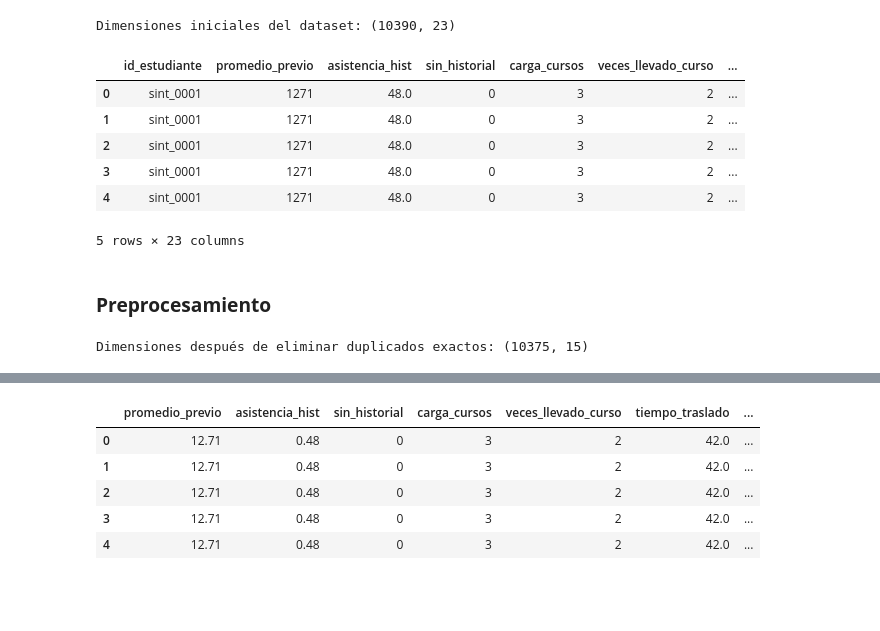
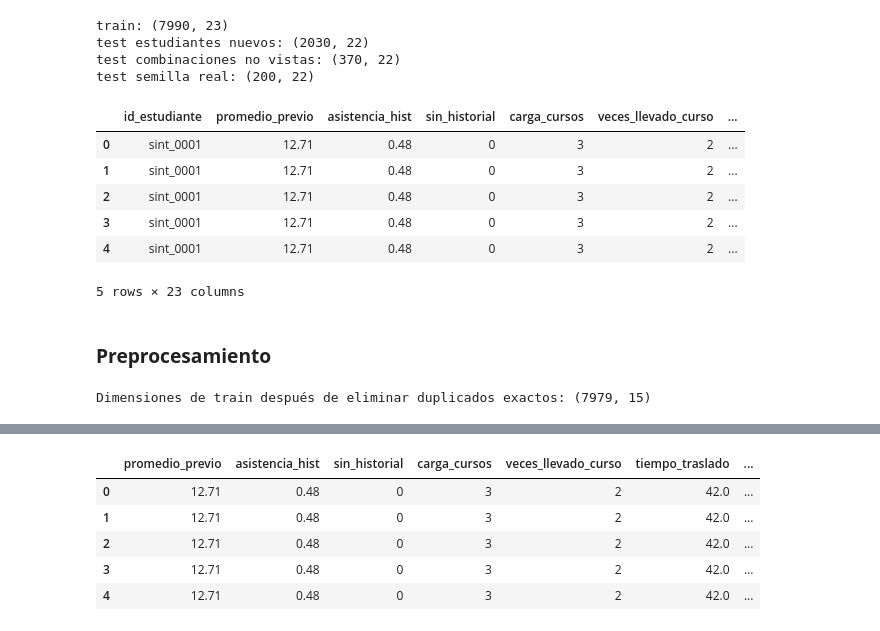
Before and after one commit to SebastianHuertaF/Proyecto-IA-Modelo-predictivo-de-asistencia-a-asesor-as-, a Jupyter notebook: Modelo_Prediccion_Asesorias.ipynb, the cells around one changed output, grey strips where cells are left out. Cells and saved outputs as stored; diff of their text form; code cells hidden in the pictures; blank space fills up the shorter version.

```diff
--- a/Modelo_Prediccion_Asesorias.ipynb
+++ b/Modelo_Prediccion_Asesorias.ipynb
@@ -19,19 +19,26 @@ df=pd.read_csv("dataset/sintetico_append.csv", sep=";")
-# %%
-# Mostrar dimensiones iniciales
-print(f'Dimensiones iniciales del dataset: {df.shape}')
-
-# Eliminar columnas irrelevantes generadas comúnmente al exportar CSVs (como índices sin nombre)
-if 'Unnamed: 0' in df.columns:
-    df = df.drop(columns=['Unnamed: 0'])
-# %% [output]
-Dimensiones iniciales del dataset: (10390, 23)
+# %%
+#importación de data: se usan las particiones del dataset, divididas por estudiante (ver dataset/LEEME.txt)
+train = pd.read_csv("dataset/sintetico_train.csv")
+test_est = pd.read_csv("dataset/sintetico_test_estudiantes.csv")      # estudiantes nuevos, combinaciones vistas
+test_combo = pd.read_csv("dataset/sintetico_test_combinaciones.csv")  # estudiantes nuevos, combinaciones no vistas
+test_real = pd.read_csv("dataset/semilla_real_prueba.csv")            # 10 estudiantes reales: prueba final
+# %%
+# Mostrar dimensiones de cada partición
+for nombre, d in [('train', train), ('test estudiantes nuevos', test_est),
+                  ('test combinaciones no vistas', test_combo), ('test semilla real', test_real)]:
+    print(f'{nombre}: {d.shape}')
+# %% [output]
+train: (7990, 23)
+test estudiantes nuevos: (2030, 22)
+test combinaciones no vistas: (370, 22)
+test semilla real: (200, 22)
 # %%
-df.head(5)
+train.head(5)
 # %% [output]
 |  | id_estudiante | promedio_previo | asistencia_hist | sin_historial | carga_cursos | veces_llevado_curso | ... |
-| 0 | sint_0001 | 1271 | 48.0 | 0 | 3 | 2 | ... |
-| 1 | sint_0001 | 1271 | 48.0 | 0 | 3 | 2 | ... |
-| 2 | sint_0001 | 1271 | 48.0 | 0 | 3 | 2 | ... |
-| 3 | sint_0001 | 1271 | 48.0 | 0 | 3 | 2 | ... |
-| 4 | sint_0001 | 1271 | 48.0 | 0 | 3 | 2 | ... |
+| 0 | sint_0001 | 12.71 | 0.48 | 0 | 3 | 2 | ... |
+| 1 | sint_0001 | 12.71 | 0.48 | 0 | 3 | 2 | ... |
+| 2 | sint_0001 | 12.71 | 0.48 | 0 | 3 | 2 | ... |
+| 3 | sint_0001 | 12.71 | 0.48 | 0 | 3 | 2 | ... |
+| 4 | sint_0001 | 12.71 | 0.48 | 0 | 3 | 2 | ... |
 5 rows × 23 columns
@@ -41,8 +56,9 @@ df = df.drop(columns=['id_estudiante', 'fold', 'tipo_franja','plazo_tramo','comb
 # %% [markdown]
 ### **Preprocesamiento**
 # %%
-# Eliminación de duplicados exactos
-df = df.drop_duplicates().copy()  # CAMBIO: eliminar filas idénticas; copy evita vistas ambiguas
-print(f'Dimensiones después de eliminar duplicados exactos: {df.shape}')
+# Eliminación de duplicados exactos (solo en train; los conjuntos de prueba no se modifican)
+train = train.drop_duplicates().copy()
+folds = folds.loc[train.index]
+print(f'Dimensiones de train después de eliminar duplicados exactos: {train.shape}')
 # %% [output]
-Dimensiones después de eliminar duplicados exactos: (10375, 15)
+Dimensiones de train después de eliminar duplicados exactos: (7979, 15)
```
Also changed, not shown: parts of 60 cells of this notebook, 8 other files.
